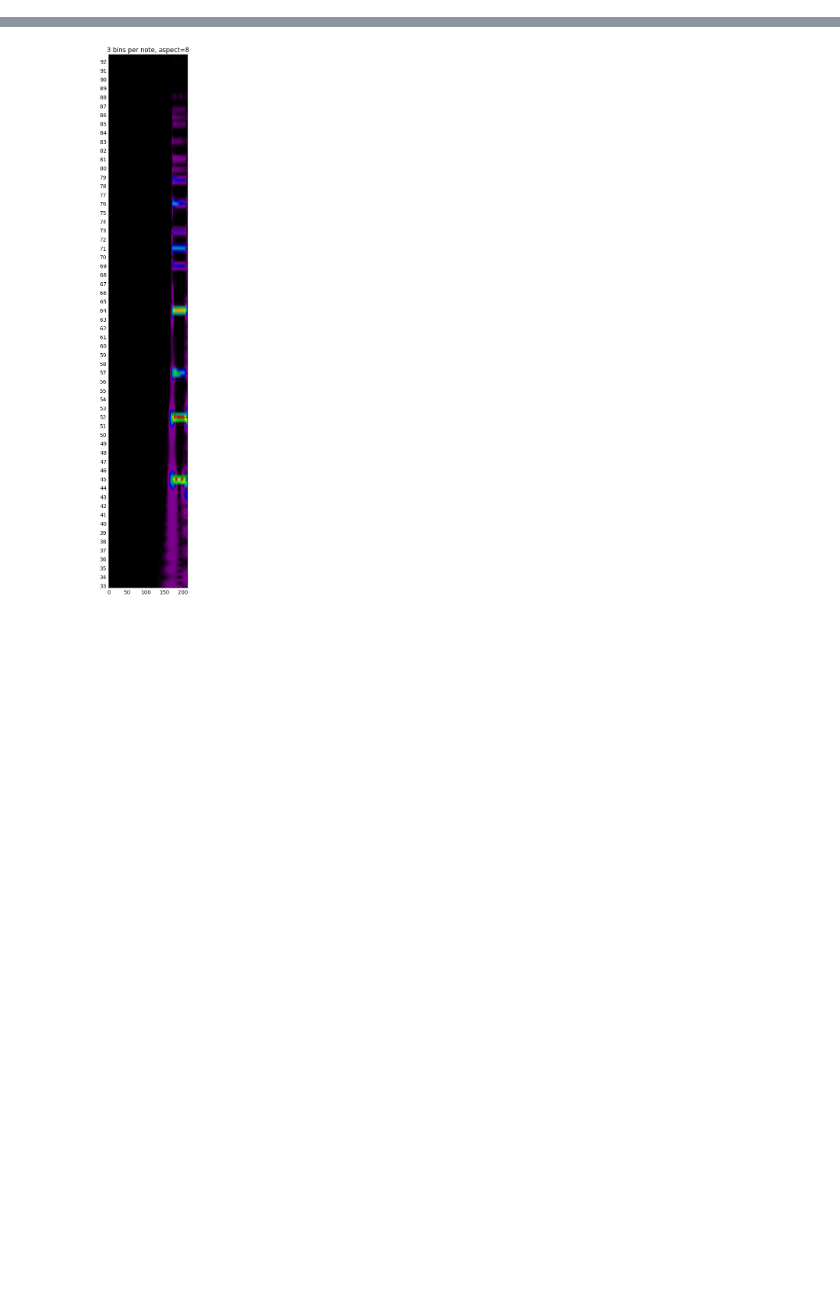
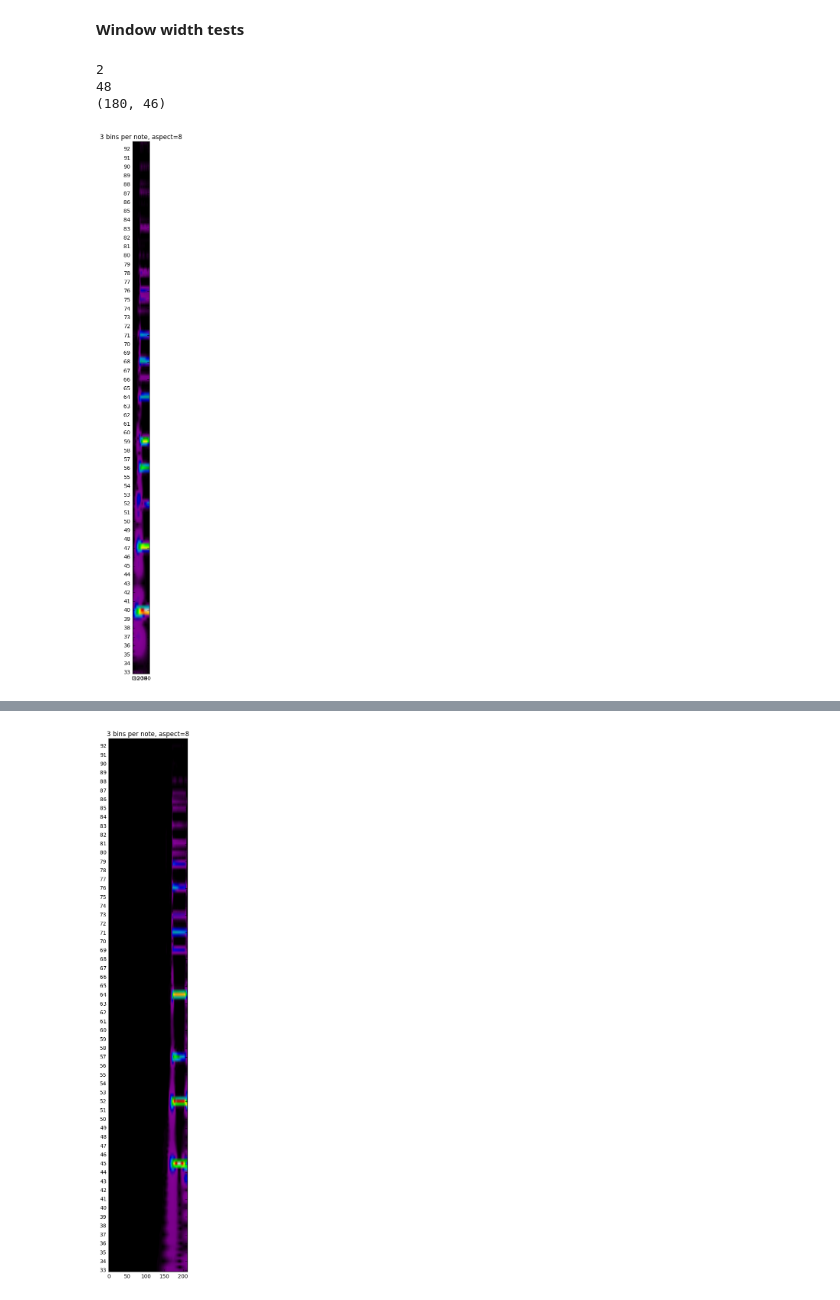
Before and after one commit to mpluess/music-transcription, a Jupyter notebook: notebooks/compare_spectrograms_between_datasets.ipynb, the cells around one changed output, grey strips where cells are left out. Saved outputs shown, nothing was run; the diff lists cells and outputs as text; code cells hidden in the pictures; blank space fills up the shorter version.

```diff
--- a/notebooks/compare_spectrograms_between_datasets.ipynb
+++ b/notebooks/compare_spectrograms_between_datasets.ipynb
@@ -19,7 +19,7 @@ def get_samples(wavpath):
     return samples.ravel()
 
 
-def plot_cqt(samples):
+def plot_cqt(samples, index_from=None, index_to=None):
     hopl = 512 # must be 2^n cannot be 441 (= subs)
     n_bins=60
     lowfreq = 55.0 # A1 (midi 33) # gtr E 82.4068892282
@@ -27,8 +27,29 @@ def plot_cqt(samples):
     cqt_spect = cqt(samples, sr=sr, hop_length=hopl, fmin=lowfreq, n_bins=n_bins*3, bins_per_octave=36, scale=False)
     cqt_spect = np.abs(cqt_spect)  # convert from complex to real (uses "norm")
 
+    if index_from is not None and index_to is not None:
+        cqt_spect = cqt_spect[:, index_from:index_to]
+    print(cqt_spect.shape)
+
     plt.figure(figsize=(24,18))
     plt.imshow(cqt_spect, aspect=8, origin='lower', cmap=plt.cm.spectral)
     plt.title('3 bins per note, aspect=8')
     yt = np.arange(0, cqt_spect.shape[0], 3)
     _ = plt.yticks(yt, (yt/3+33).astype('int')) # range starts at midi pitch 33
+# %% [markdown]
+**Window width tests**
+# %%
+samples = get_samples(r'data\IDMT-SMT-GUITAR_V2\dataset1\Fender Strat Clean Neck SC Chords\audio\1-E1-Major 00.wav')
+onset_time = 0.2
+context_frames_before = 15
+context_frames_after = 30
+index_from = int(onset_time*sr/512) - context_frames_before
+index_to = index_from + context_frames_before + 1 + context_frames_after
+print(index_from)
+print(index_to)
+plot_cqt(samples, index_from, index_to)
+# %% [output]
+2
+48
+(180, 46)
+[figure, added]
```
Also changed, not shown: parts of 2 cells of this notebook, 9 other files.
